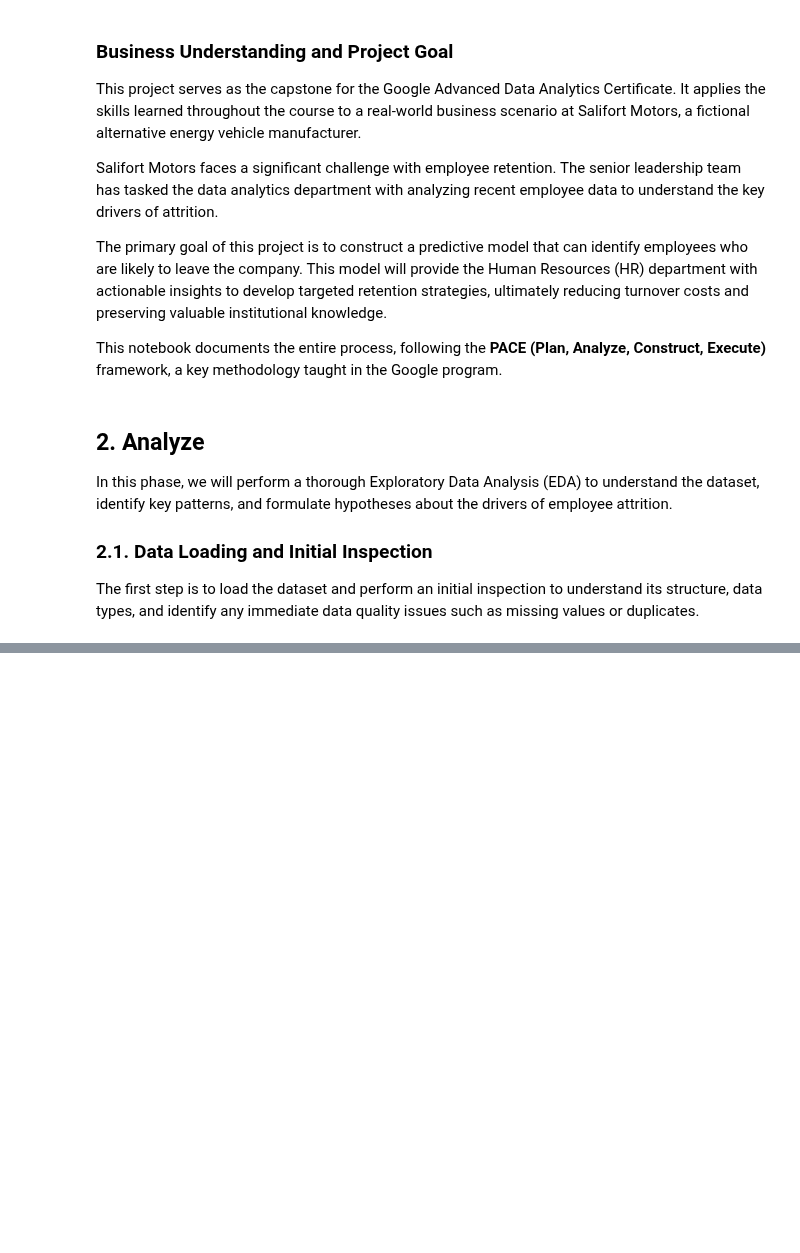
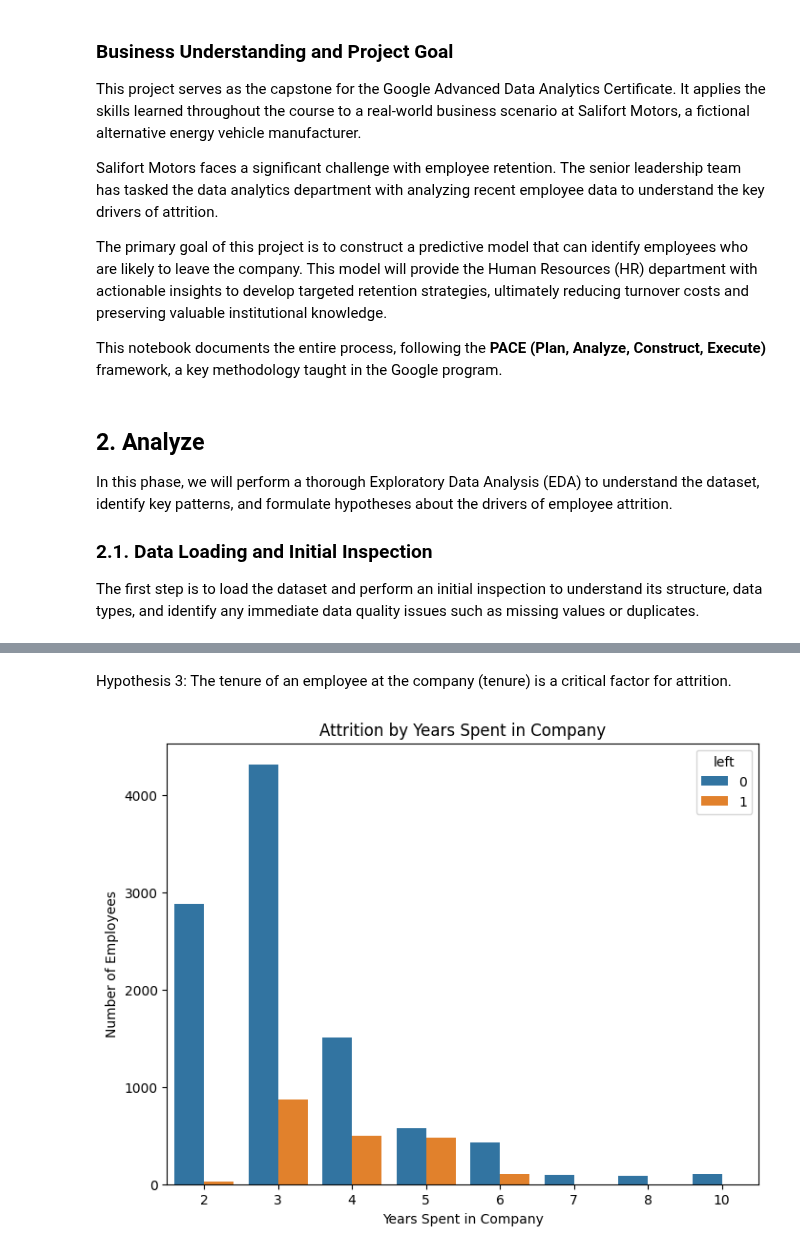
Before and after one commit to ahmetmelihcalis/Google-Advanced-Data-Analytics-Capstone-Project, a Jupyter notebook: hr_analysis.ipynb, the cells around one changed output, grey strips where cells are left out. Cells and saved outputs as stored; diff of their text form; code cells hidden in the pictures; blank space fills up the shorter version.

```diff
--- a/hr_analysis.ipynb
+++ b/hr_analysis.ipynb
@@ -100,0 +204,12 @@ plt.show()
+# %% [markdown]
+Hypothesis 3: The tenure of an employee at the company (tenure) is a critical factor for attrition.
+# %%
+# Attrition by time spent in the company
+plt.figure(figsize=(8, 6))
+sns.countplot(data=df, x='tenure', hue='left')
+plt.title('Attrition by Years Spent in Company')
+plt.xlabel('Years Spent in Company')
+plt.ylabel('Number of Employees')
+plt.show()
+# %% [output]
+[figure, added]
```
Also changed, not shown: parts of 39 cells of this notebook, 1 other file.
